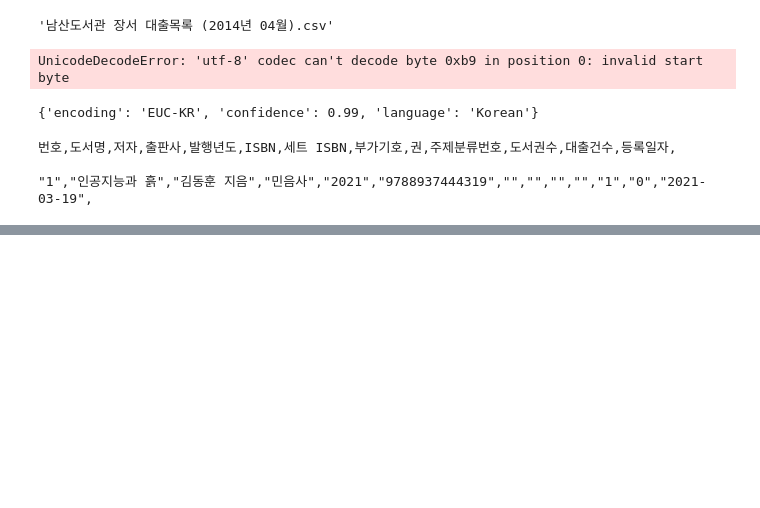
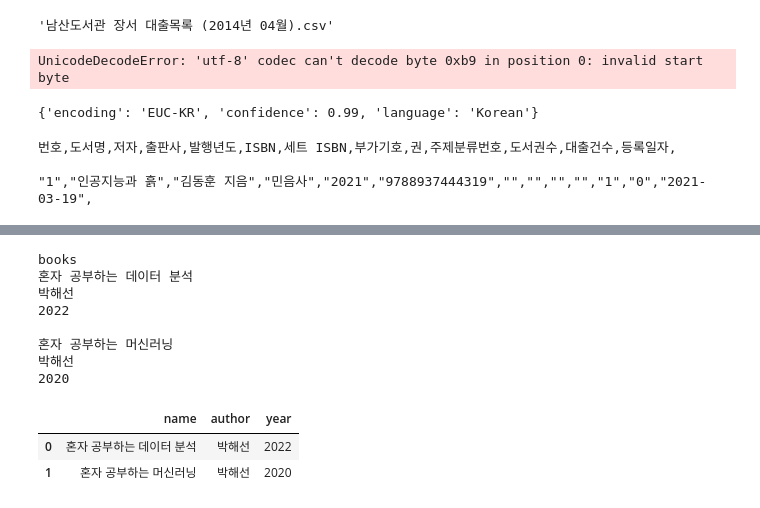
Before and after one commit to kdy4049067/data-analysis, a Jupyter notebook: Data_Analysis.ipynb, the cells around one changed output, grey strips where cells are left out. Saved outputs shown, nothing was run; the diff lists cells and outputs as text; code cells hidden in the pictures; blank space fills up the shorter version.

```diff
--- a/Data_Analysis.ipynb
+++ b/Data_Analysis.ipynb
@@ -63,0 +157,42 @@ df.to_csv('ns_202104.csv', index = False)
+# %%
+x2_str = """
+<books>
+  <book>
+    <name>혼자 공부하는 데이터 분석</name>
+    <author>박해선</author>
+    <year>2022</year>
+  </book>
+
+  <book>
+    <name>혼자 공부하는 머신러닝</name>
+    <author>박해선</author>
+    <year>2020</year>
+  </book>
+</books>
+"""
+
+books = et.fromstring(x2_str)
+print(books.tag)
+
+for book in books.findall('book'):
+  name = book.findtext('name')
+  author = book.findtext('author')
+  year = book.findtext('year')
+  print(name)
+  print(author)
+  print(year)
+  print()
+
+pd.read_xml(StringIO(x2_str))
+# %% [output]
+books
+혼자 공부하는 데이터 분석
+박해선
+2022
+
+혼자 공부하는 머신러닝
+박해선
+2020
+|  | name | author | year |
+| 0 | 혼자 공부하는 데이터 분석 | 박해선 | 2022 |
+| 1 | 혼자 공부하는 머신러닝 | 박해선 | 2020 |
```
Also changed, not shown: parts of 9 cells of this notebook.
